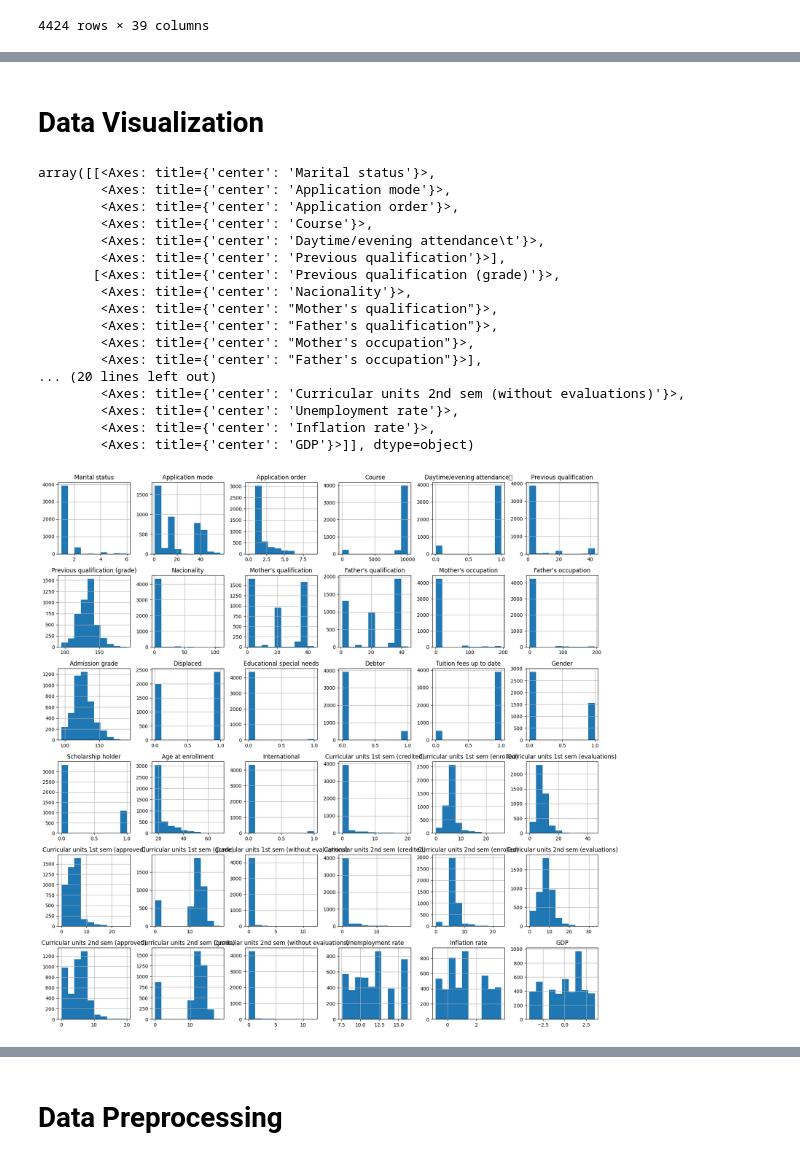
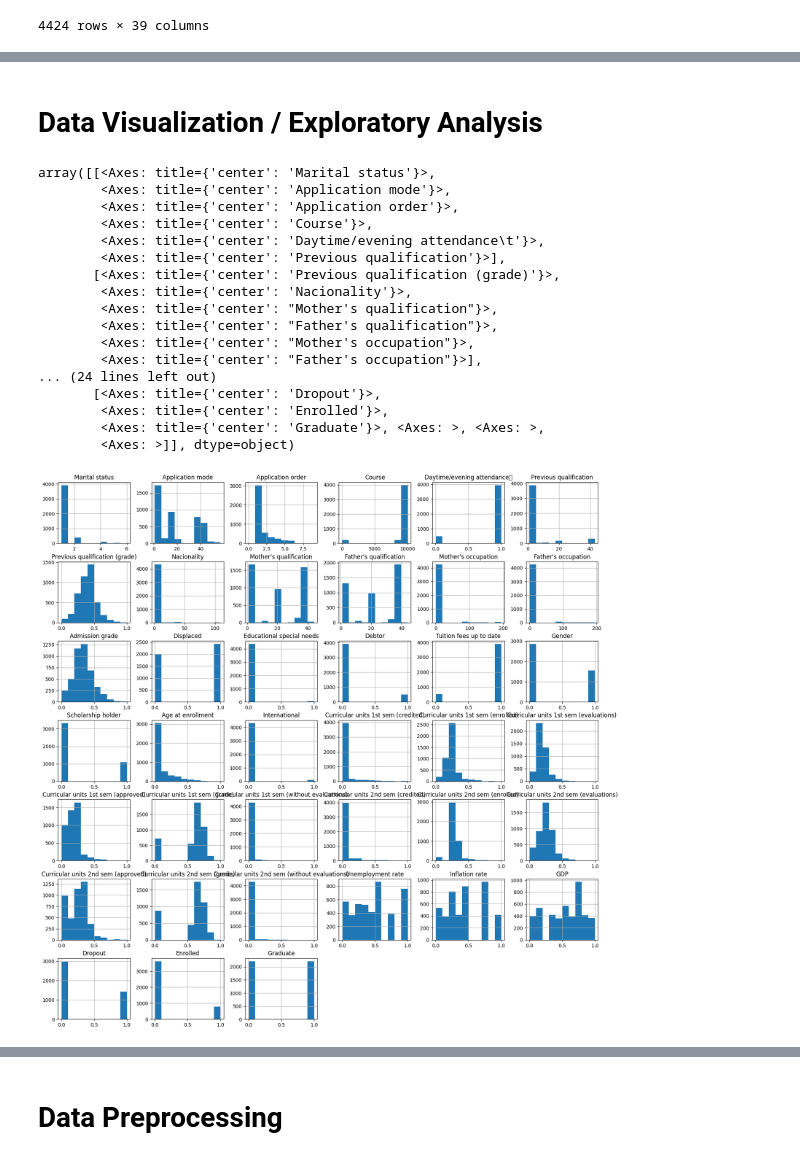
Before and after one commit to tcl002/CSE151AProject, a Jupyter notebook: StudentDropout.ipynb, the cells around one changed output, grey strips where cells are left out. Cells and saved outputs as stored; diff of their text form; code cells hidden in the pictures.

```diff
--- a/StudentDropout.ipynb
+++ b/StudentDropout.ipynb
@@ -178,26 +258,26 @@ prepro_df
 # %% [markdown]
-# Data Visualization
+# Data Visualization / Exploratory Analysis
 # %%
-df.hist(figsize = (20, 20), grid = True)
+prepro_df.hist(figsize = (20, 20), grid = True)
 # %% [output]
 array([[<Axes: title={'center': 'Marital status'}>,
         <Axes: title={'center': 'Application mode'}>,
         <Axes: title={'center': 'Application order'}>,
         <Axes: title={'center': 'Course'}>,
         <Axes: title={'center': 'Daytime/evening attendance\t'}>,
         <Axes: title={'center': 'Previous qualification'}>],
        [<Axes: title={'center': 'Previous qualification (grade)'}>,
         <Axes: title={'center': 'Nacionality'}>,
         <Axes: title={'center': "Mother's qualification"}>,
         <Axes: title={'center': "Father's qualification"}>,
         <Axes: title={'center': "Mother's occupation"}>,
         <Axes: title={'center': "Father's occupation"}>],
-... (20 lines left out)
-        <Axes: title={'center': 'Curricular units 2nd sem (without evaluations)'}>,
-        <Axes: title={'center': 'Unemployment rate'}>,
-        <Axes: title={'center': 'Inflation rate'}>,
-        <Axes: title={'center': 'GDP'}>]], dtype=object)
+... (24 lines left out)
+       [<Axes: title={'center': 'Dropout'}>,
+        <Axes: title={'center': 'Enrolled'}>,
+        <Axes: title={'center': 'Graduate'}>, <Axes: >, <Axes: >,
+        <Axes: >]], dtype=object)
-[figure, old version]
+[figure, new version]
 # %%
 sns.set(rc = {'figure.figsize':(11,10)})
 sns.set(font_scale=0.9)
```
Also changed, not shown: parts of 42 cells of this notebook.
